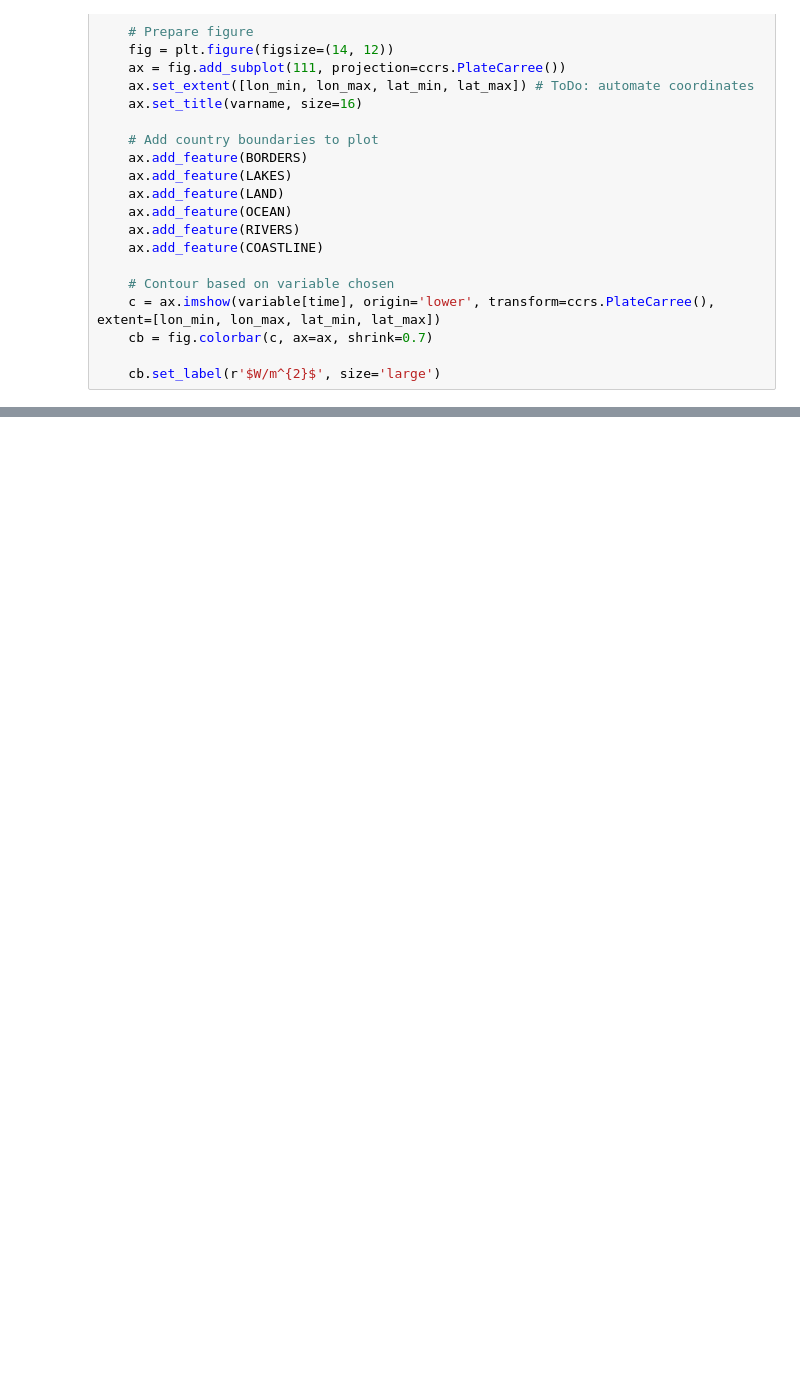
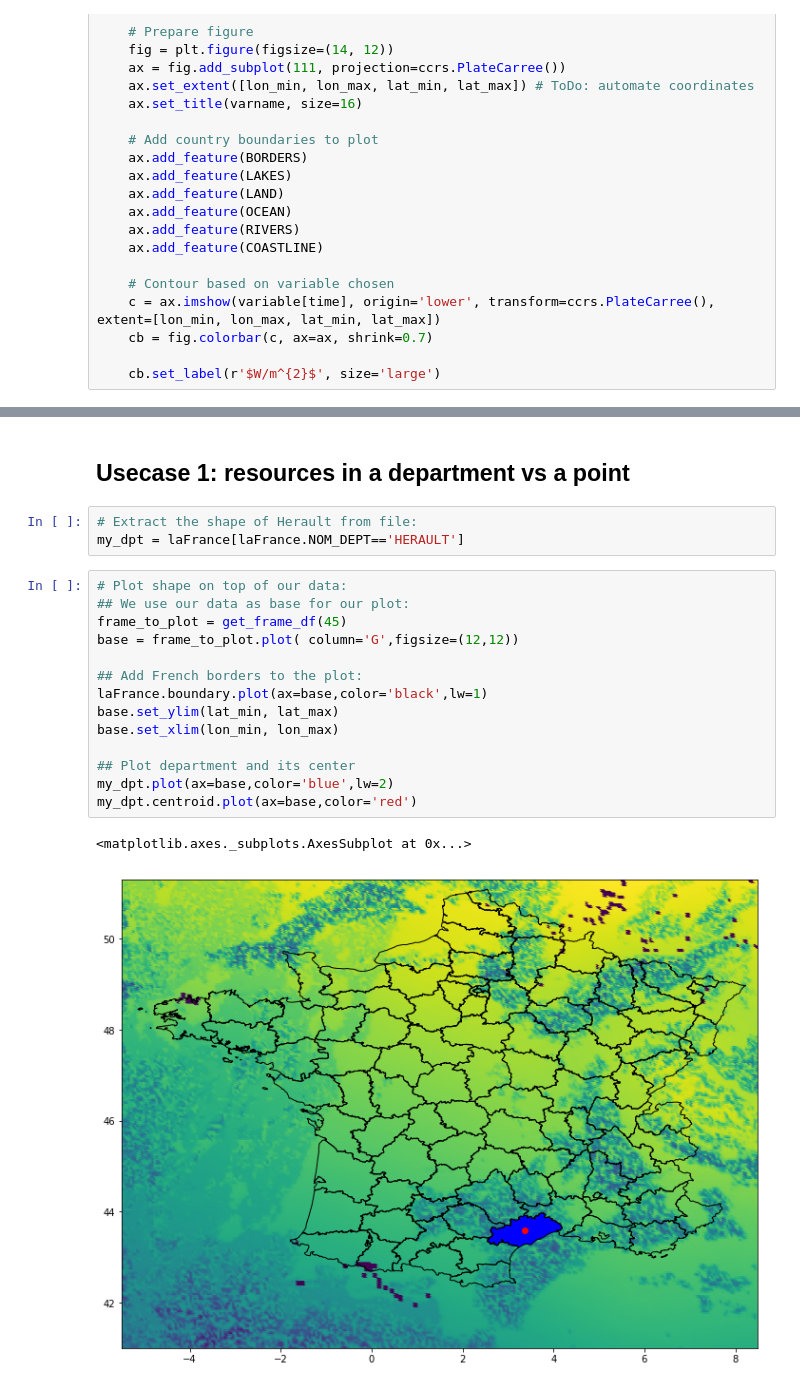
Before and after one commit to ec-nextgeoss/armines-cams-gridded-data, a Jupyter notebook: NextGEOSS-Pilot#1.ipynb, the cells around one changed output, grey strips where cells are left out. Cells and saved outputs as stored; diff of their text form; blank space fills up the shorter version.

Commit message:
add usecases

```diff
--- a/NextGEOSS-Pilot#1.ipynb
+++ b/NextGEOSS-Pilot#1.ipynb
@@ -274,0 +374,22 @@ plot(varname='G', time=50)
+# %% [markdown]
+## Usecase 1: resources in a department vs a point
+# %%
+# Extract the shape of Herault from file:
+my_dpt = laFrance[laFrance.NOM_DEPT=='HERAULT']
+# %%
+# Plot shape on top of our data:
+## We use our data as base for our plot:
+frame_to_plot = get_frame_df(45)
+base = frame_to_plot.plot( column='G',figsize=(12,12))
+
+## Add French borders to the plot:
+laFrance.boundary.plot(ax=base,color='black',lw=1)
+base.set_ylim(lat_min, lat_max)
+base.set_xlim(lon_min, lon_max)
+
+## Plot department and its center
+my_dpt.plot(ax=base,color='blue',lw=2)
+my_dpt.centroid.plot(ax=base,color='red')
+# %% [output]
+<matplotlib.axes._subplots.AxesSubplot at 0x...>
+[figure, added]
```
Also changed, not shown: parts of 27 cells of this notebook, 4 other files.
